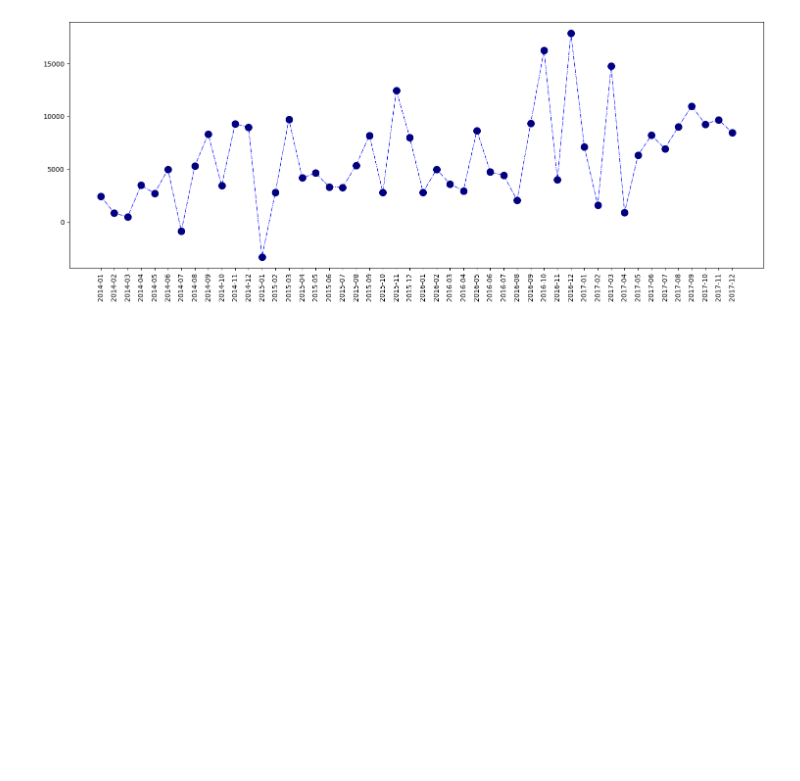
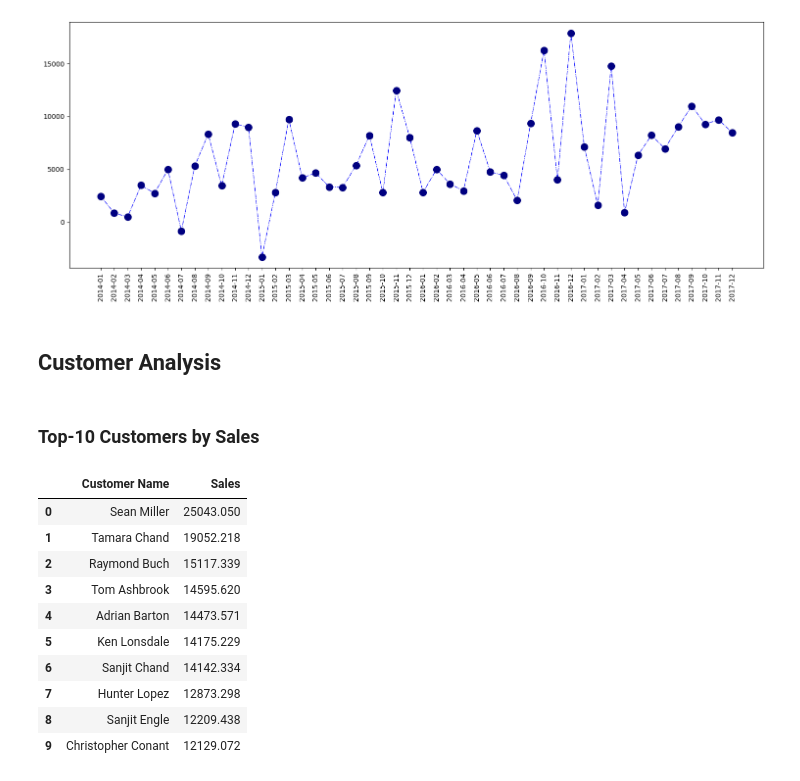
Before and after one commit to RealHaroon/Data-Analytics, a Jupyter notebook: Notebooks/Pandas/Superstore Dataset.ipynb, the cells around one changed output. Drawn from its saved outputs; the diff is of its cells as text; code cells hidden in the pictures; blank space fills up the shorter version.

```diff
--- a/Notebooks/Pandas/Superstore Dataset.ipynb
+++ b/Notebooks/Pandas/Superstore Dataset.ipynb
@@ -301,3 +301,21 @@ plt.tight_layout()
 plt.show()
 # %% [output]
 [figure]
+# %% [markdown]
+## **Customer Analysis**
+# %% [markdown]
+### **Top-10 Customers by Sales**
+# %%
+df.groupby('Customer Name',as_index=False)['Sales'].sum().sort_values(by='Sales',ascending=False).reset_index(drop=True).head(10)
+# %% [output]
+|  | Customer Name | Sales |
+| 0 | Sean Miller | 25043.050 |
+| 1 | Tamara Chand | 19052.218 |
+| 2 | Raymond Buch | 15117.339 |
+| 3 | Tom Ashbrook | 14595.620 |
+| 4 | Adrian Barton | 14473.571 |
+| 5 | Ken Lonsdale | 14175.229 |
+| 6 | Sanjit Chand | 14142.334 |
+| 7 | Hunter Lopez | 12873.298 |
+| 8 | Sanjit Engle | 12209.438 |
+| 9 | Christopher Conant | 12129.072 |
```
Also changed, not shown: parts of 7 cells of this notebook.
